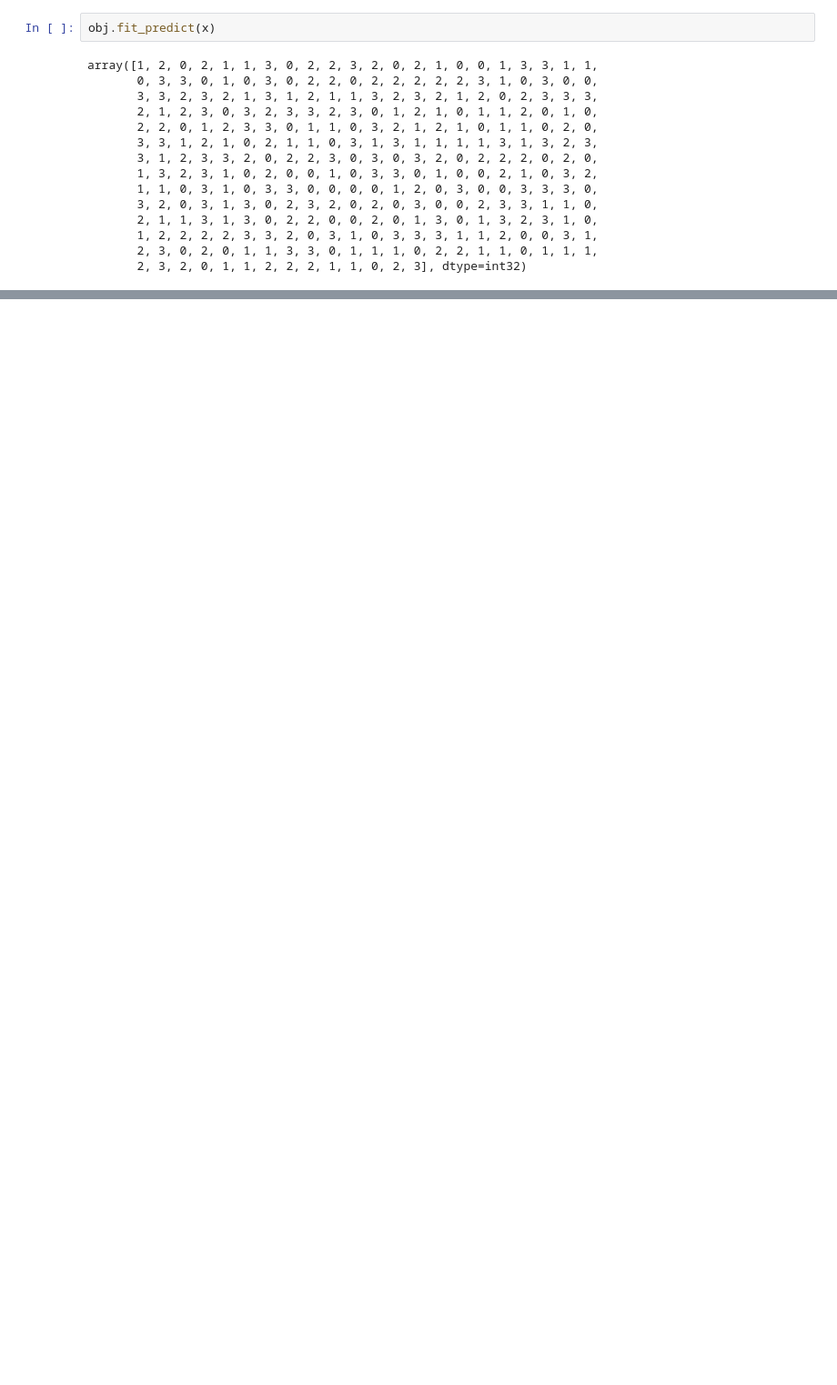
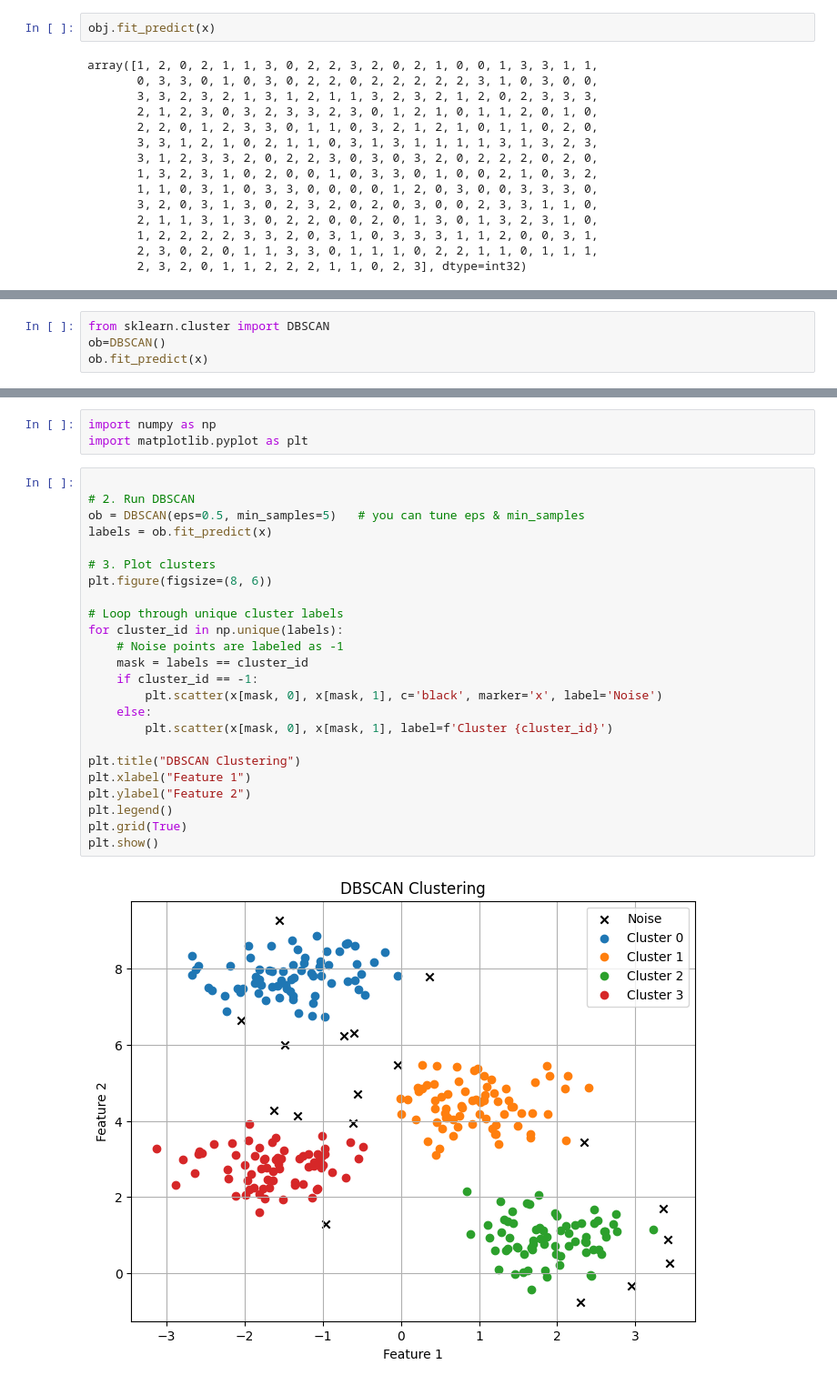
Before and after one commit to hrsh-1294/Data-Science-Workshop, a Jupyter notebook: ML/unsupervised/kmeans.ipynb, the cells around one changed output, grey strips where cells are left out. Shown at 91% size. Saved outputs shown, nothing was run; the diff lists cells and outputs as text; blank space fills up the shorter version.

```diff
--- a/ML/unsupervised/kmeans.ipynb
+++ b/ML/unsupervised/kmeans.ipynb
@@ -79,0 +23,4 @@ plt.show()
+# %%
+from sklearn.cluster import DBSCAN
+ob=DBSCAN()
+ob.fit_predict(x)
@@ -80,2 +46,31 @@ plt.show()
+# %%
+import numpy as np
+import matplotlib.pyplot as plt
+# %%
+
+# 2. Run DBSCAN
+ob = DBSCAN(eps=0.5, min_samples=5)   # you can tune eps & min_samples
+labels = ob.fit_predict(x)
+
+# 3. Plot clusters
+plt.figure(figsize=(8, 6))
+
+# Loop through unique cluster labels
+for cluster_id in np.unique(labels):
+    # Noise points are labeled as -1
+    mask = labels == cluster_id
+    if cluster_id == -1:
+        plt.scatter(x[mask, 0], x[mask, 1], c='black', marker='x', label='Noise')
+    else:
+        plt.scatter(x[mask, 0], x[mask, 1], label=f'Cluster {cluster_id}')
+
+plt.title("DBSCAN Clustering")
+plt.xlabel("Feature 1")
+plt.ylabel("Feature 2")
+plt.legend()
+plt.grid(True)
+plt.show()
+# %% [output]
+[figure, added]
 # %%
 from sklearn.cluster import AgglomerativeClustering
```
Also changed, not shown: parts of 8 cells of this notebook.
